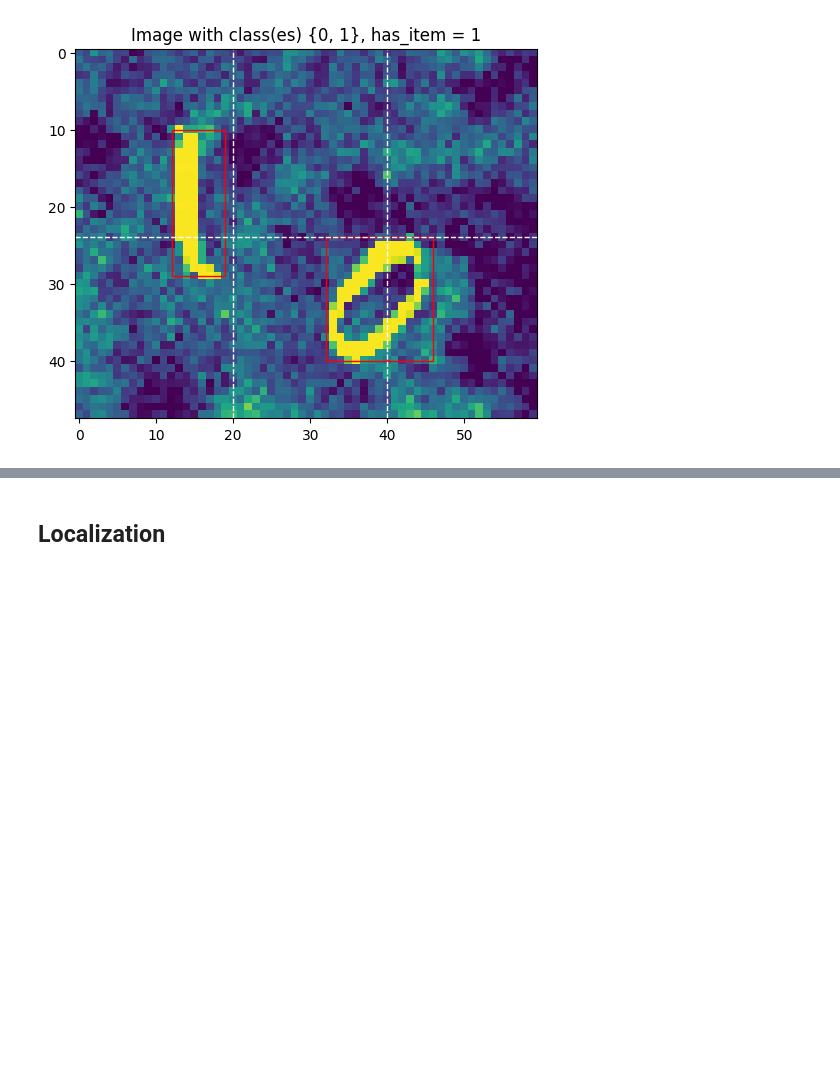
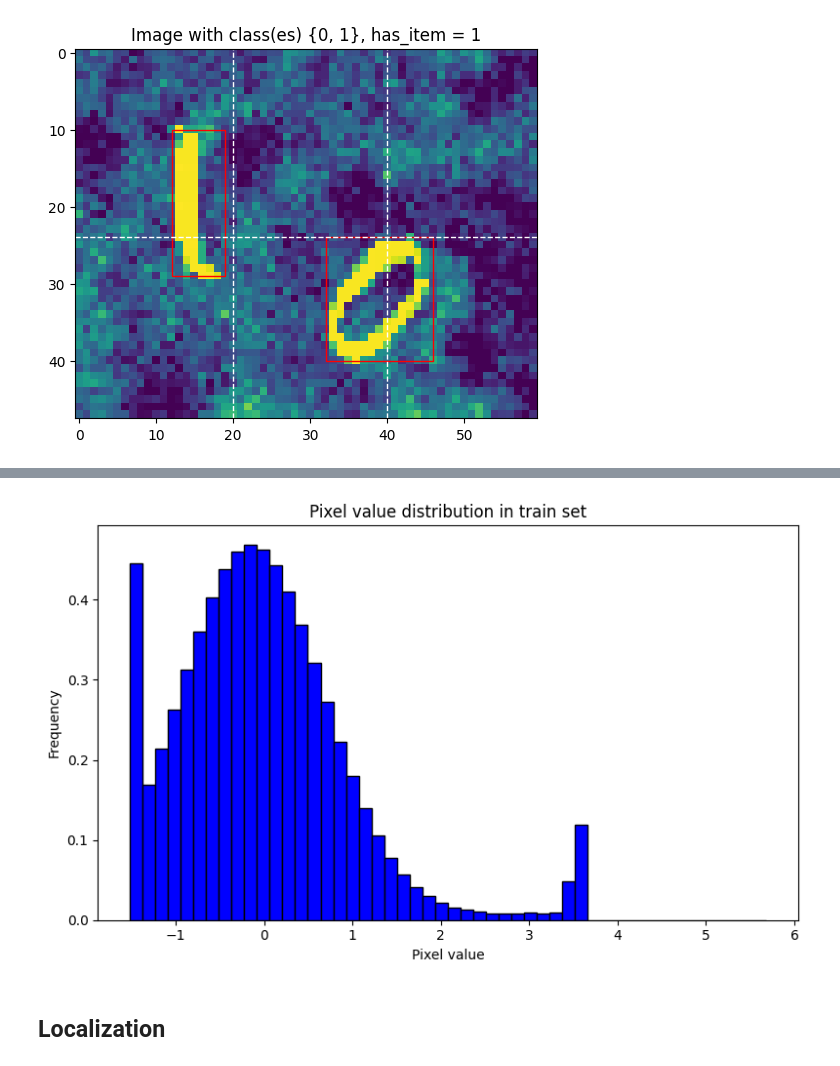
Before and after one commit to Freskoko/inf265_projects, a Jupyter notebook: assignments/src/project_2/Object_detection.ipynb, the cells around one changed output, grey strips where cells are left out. Saved outputs shown, nothing was run; the diff lists cells and outputs as text; code cells hidden in the pictures; blank space fills up the shorter version.

```diff
--- a/assignments/src/project_2/Object_detection.ipynb
+++ b/assignments/src/project_2/Object_detection.ipynb
@@ -362,0 +296,5 @@ dataset_train[0]
+# %%
+all_pixels = torch.cat([img_tensor[0].view(-1) for img_tensor in dataset_train])
+average_pixel_value(all_pixels, save_dir)
+# %% [output]
+[figure, added]
```
Also changed, not shown: parts of 30 cells of this notebook, 7 other files.
